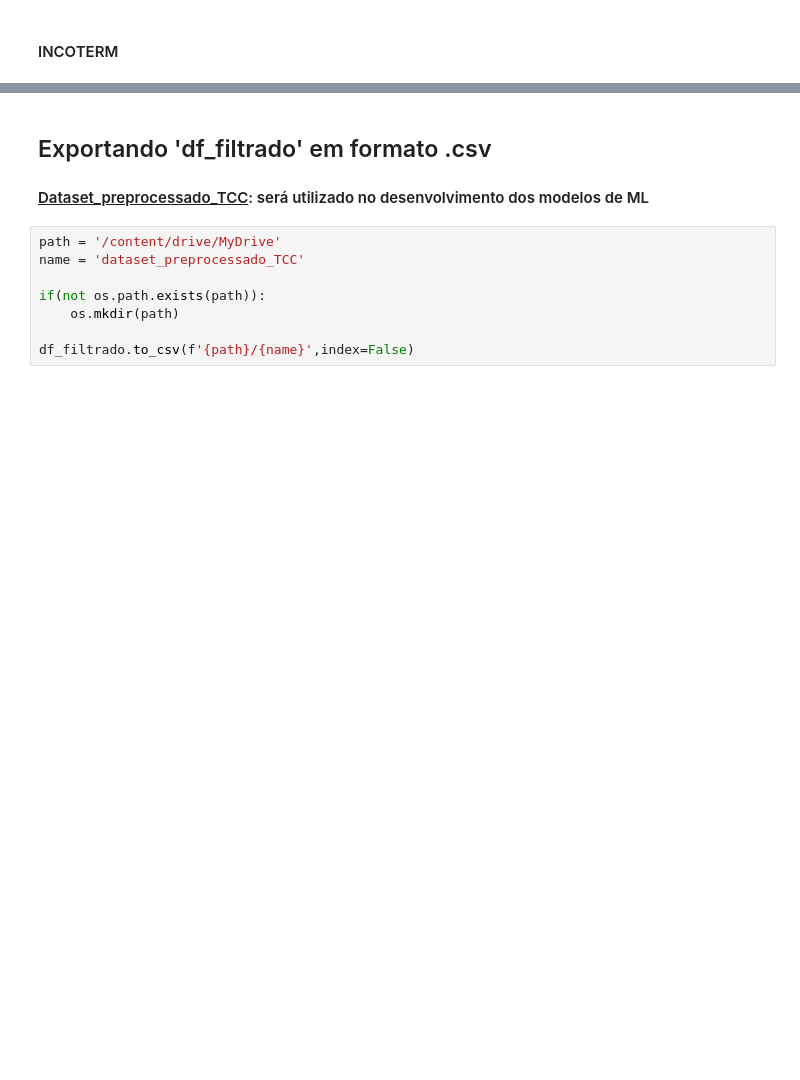
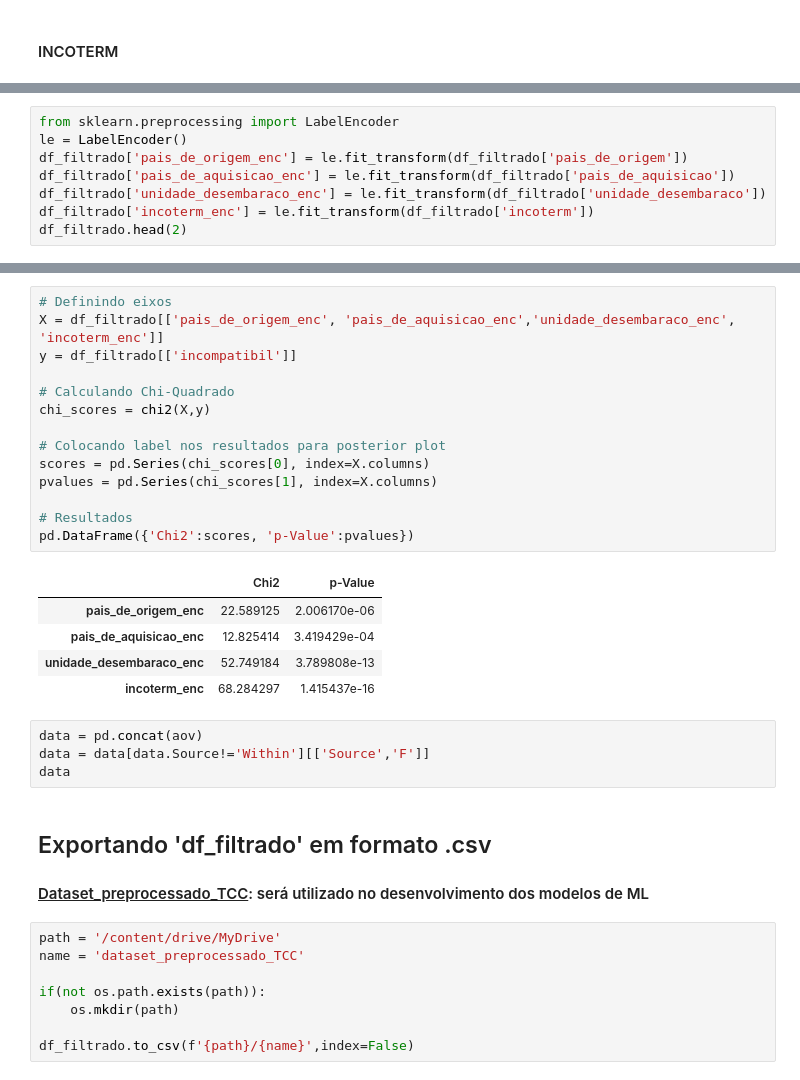
Before and after one commit to Mastroiani/TCC, a Jupyter notebook: TTOAED.ipynb, the cells around one changed output, grey strips where cells are left out. Saved outputs shown, nothing was run; the diff lists cells and outputs as text; blank space fills up the shorter version.

```diff
--- a/TTOAED.ipynb
+++ b/TTOAED.ipynb
@@ -1309,0 +1299,8 @@ fig.show()
+# %%
+from sklearn.preprocessing import LabelEncoder
+le = LabelEncoder()
+df_filtrado['pais_de_origem_enc'] = le.fit_transform(df_filtrado['pais_de_origem'])
+df_filtrado['pais_de_aquisicao_enc'] = le.fit_transform(df_filtrado['pais_de_aquisicao'])
+df_filtrado['unidade_desembaraco_enc'] = le.fit_transform(df_filtrado['unidade_desembaraco'])
+df_filtrado['incoterm_enc'] = le.fit_transform(df_filtrado['incoterm'])
+df_filtrado.head(2)
@@ -1310,3 +1311,27 @@ fig.show()
+# %%
+# Definindo eixos
+X = df_filtrado[['pais_de_origem_enc', 'pais_de_aquisicao_enc','unidade_desembaraco_enc', 'incoterm_enc']]
+y = df_filtrado[['incompatibil']]
+
+# Calculando Chi-Quadrado
+chi_scores = chi2(X,y)
+
+# Colocando label nos resultados para posterior plot
+scores = pd.Series(chi_scores[0], index=X.columns)
+pvalues = pd.Series(chi_scores[1], index=X.columns)
+
+# Resultados
+pd.DataFrame({'Chi2':scores, 'p-Value':pvalues})
+# %% [output]
+|  | Chi2 | p-Value |
+| pais_de_origem_enc | 22.589125 | 2.006170e-06 |
+| pais_de_aquisicao_enc | 12.825414 | 3.419429e-04 |
+| unidade_desembaraco_enc | 52.749184 | 3.789808e-13 |
+| incoterm_enc | 68.284297 | 1.415437e-16 |
+# %%
+data = pd.concat(aov)
+data = data[data.Source!='Within'][['Source','F']]
+data
 # %% [markdown]
 # <h2>Exportando 'df_filtrado' em formato .csv</h2>
 <h4><u>Dataset_preprocessado_TCC</u>: será utilizado no desenvolvimento dos modelos de ML </h4>
```
Also changed, not shown: parts of 7 cells of this notebook.
